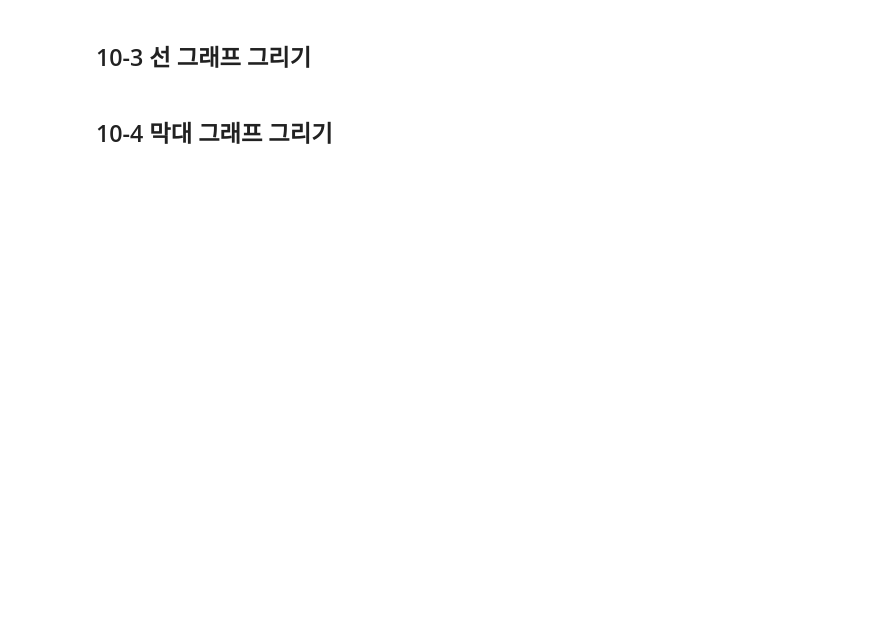
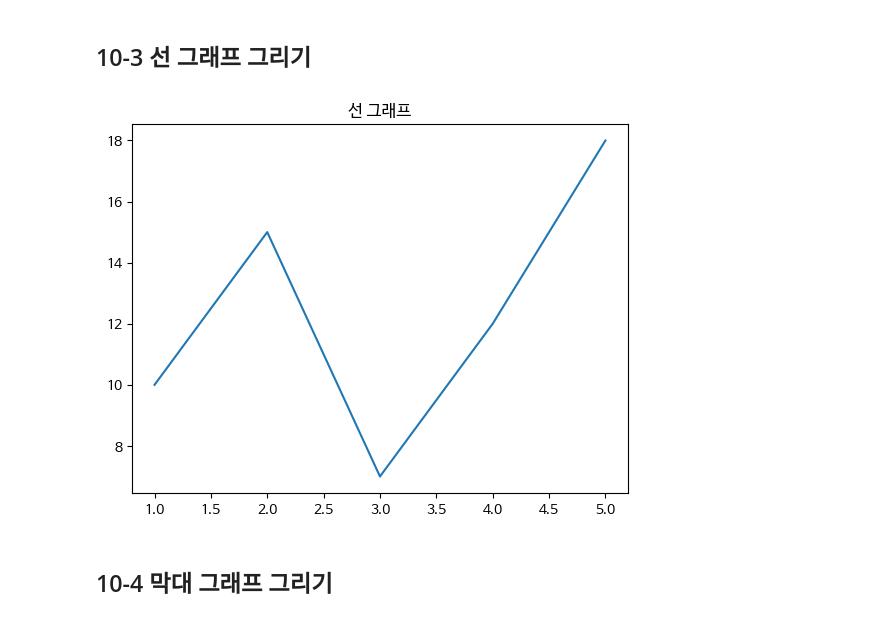
Before and after one commit to HYA6/DataAnalysis, a Jupyter notebook: OpenSourceDataAnalysis_10.ipynb, the cells around one changed output. Cells and saved outputs as stored; diff of their text form; code cells hidden in the pictures; blank space fills up the shorter version.

```diff
--- a/OpenSourceDataAnalysis_10.ipynb
+++ b/OpenSourceDataAnalysis_10.ipynb
@@ -71,15 +84,17 @@ data = {
 # %%
 import matplotlib.pyplot as plt
 
 ## 데이터 정의
 x = [1, 2, 3, 4, 5]
 y = [10, 15, 7, 12, 18]
 
 ## 선 그래프 그리기
-
+plt.plot(x, y)
 # 제목 설정
-
+plt.title('선 그래프')
 plt.show()
+# %% [output]
+[figure, added]
 # %% [markdown]
 ## 10-4 막대 그래프 그리기
 # %%
```
Also changed, not shown: parts of 10 cells of this notebook.
